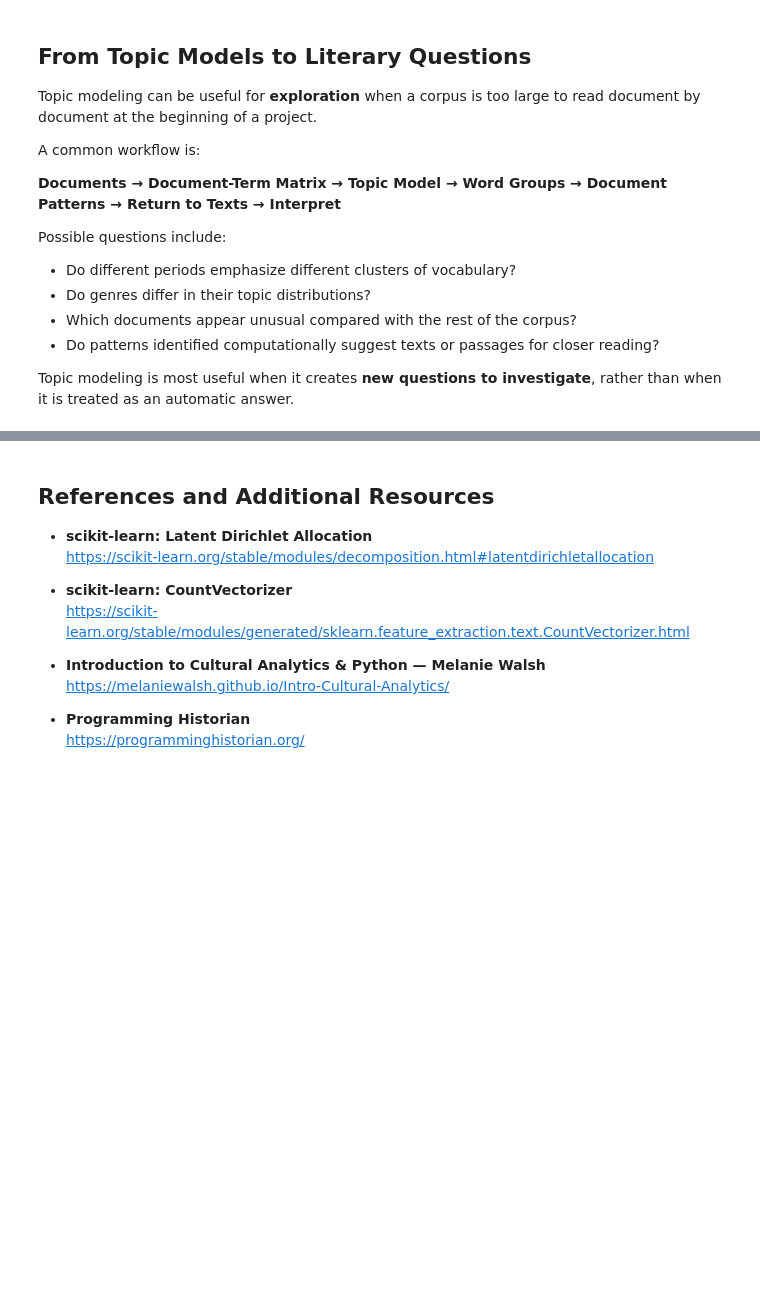
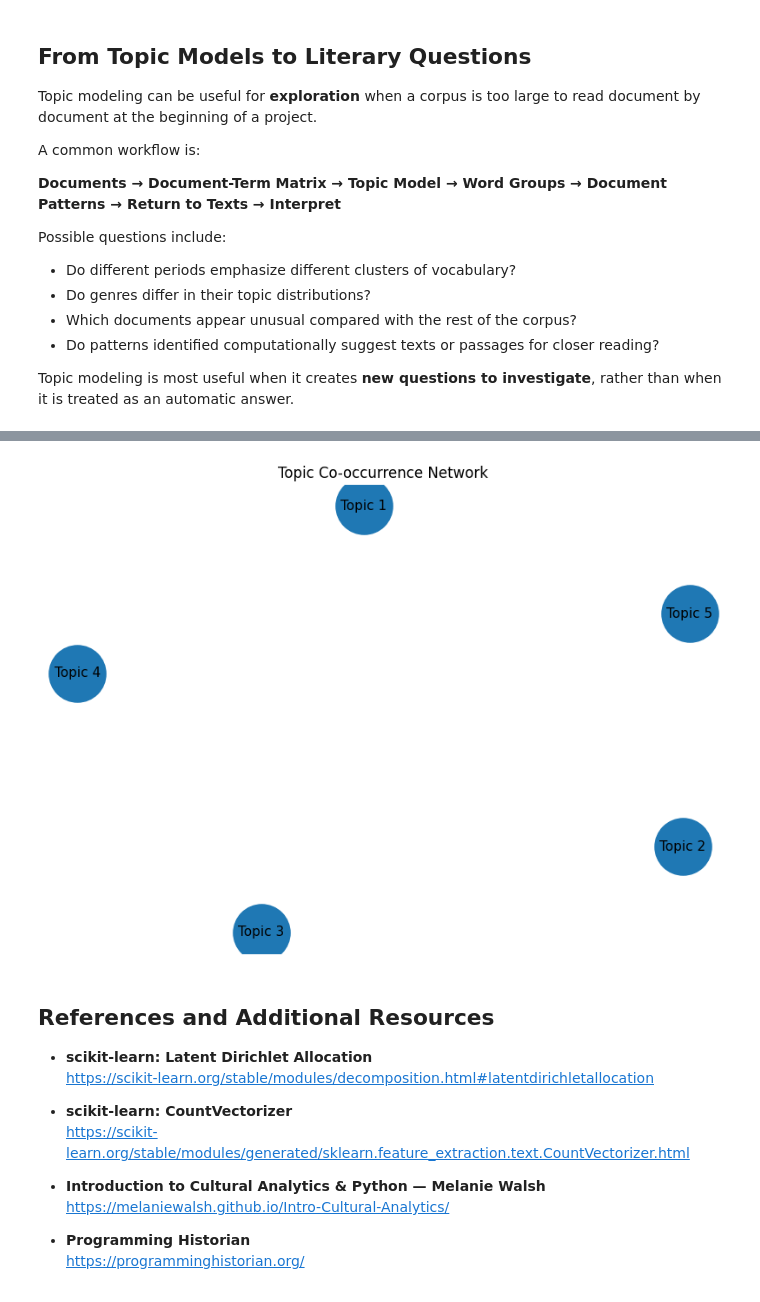
Before and after one commit to mkane968/digital-text-methods, a Jupyter notebook: Tutorial_7_Simple_Topic_Modeling.ipynb, the cells around one changed output, grey strips where cells are left out. Drawn from its saved outputs; the diff is of its cells as text; code cells hidden in the pictures; blank space fills up the shorter version.

```diff
--- a/Tutorial_7_Simple_Topic_Modeling.ipynb
+++ b/Tutorial_7_Simple_Topic_Modeling.ipynb
@@ -269,3 +741,51 @@ Topic modeling is most useful when it creates **new questions to investigate**,
+# %%
+import networkx as nx
+import numpy as np
+import matplotlib.pyplot as plt
+
+# Correlate topic probabilities across passages
+correlations = np.corrcoef(topic_probs.T)
+
+G = nx.Graph()
+
+for i in range(lda.n_components):
+    G.add_node(f"Topic {i+1}")
+
+# Add positive correlations above threshold
+threshold = 0.1
+
+for i in range(lda.n_components):
+    for j in range(i + 1, lda.n_components):
+        correlation = correlations[i, j]
+
+        if correlation > threshold:
+            G.add_edge(
+                f"Topic {i+1}",
+                f"Topic {j+1}",
+                weight=correlation
+            )
+
+plt.figure(figsize=(10, 7))
+
+pos = nx.spring_layout(G, seed=42)
+
+nx.draw_networkx(
+    G,
+    pos,
+    with_labels=True,
+    node_size=2200,
+    font_size=11,
+    width=[
+        G[u][v]["weight"] * 5
+        for u, v in G.edges()
+    ]
+)
+
+plt.title("Topic Co-occurrence Network")
+plt.axis("off")
+plt.show()
+# %% [output]
+[figure, added]
 # %% [markdown]
 ## References and Additional Resources
 
```
Also changed, not shown: parts of 31 cells of this notebook.
